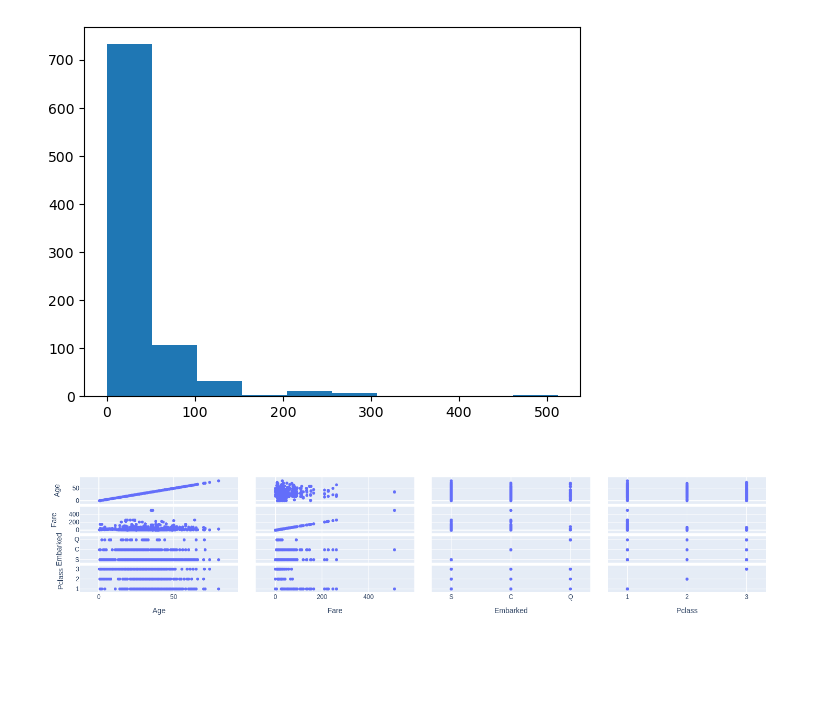
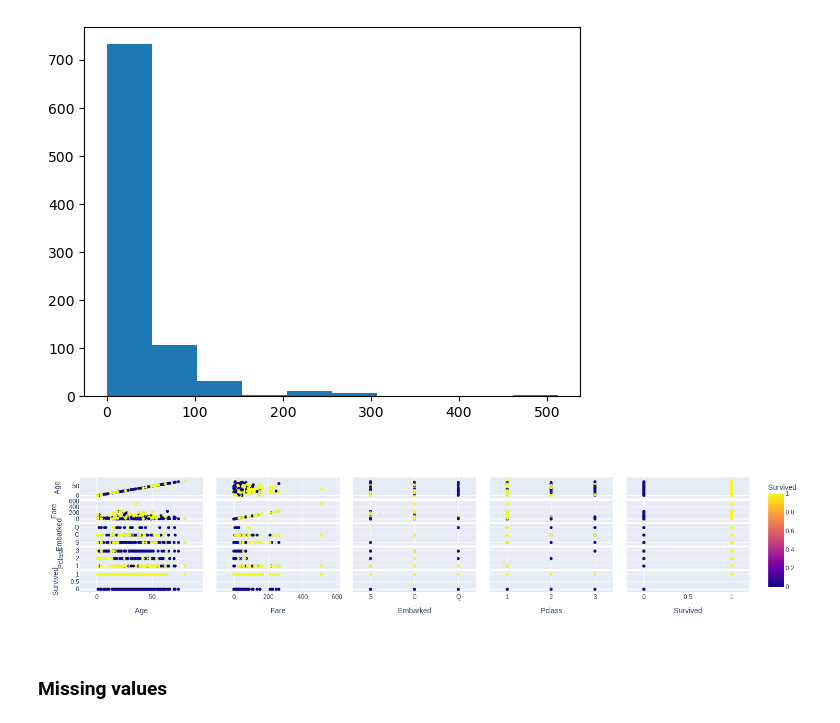
Before and after one commit to httpsdfaa/science-data-projects, a Jupyter notebook: titanic/preprocessing.ipynb, the cells around one changed output. Cells and saved outputs as stored; diff of their text form; code cells hidden in the pictures; blank space fills up the shorter version.

```diff
--- a/titanic/preprocessing.ipynb
+++ b/titanic/preprocessing.ipynb
@@ -90,7 +90,10 @@ plt.hist(x = titanic_train['Fare']); # checando a tarifa que predominou
 # %%
 # gráfico dinâmico
 plot_dynamic = px.scatter_matrix(titanic_train,
-                                dimensions=['Age', 'Fare', 'Embarked', 'Pclass', ])
+                                dimensions=['Age', 'Fare', 'Embarked', 'Pclass', 'Survived'],
+                                color='Survived')
 plot_dynamic.show()
 # %% [output]
-[figure, old version]
+[figure, new version]
+# %% [markdown]
+### Missing values
```
Also changed, not shown: parts of 21 cells of this notebook.
